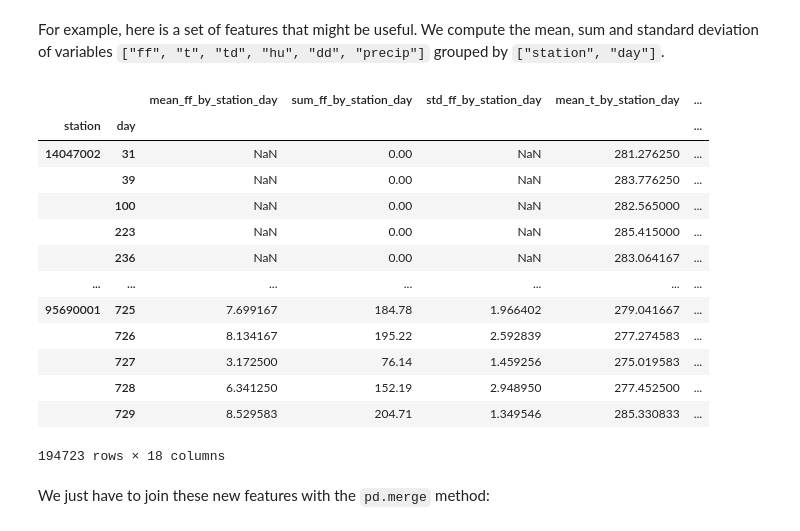
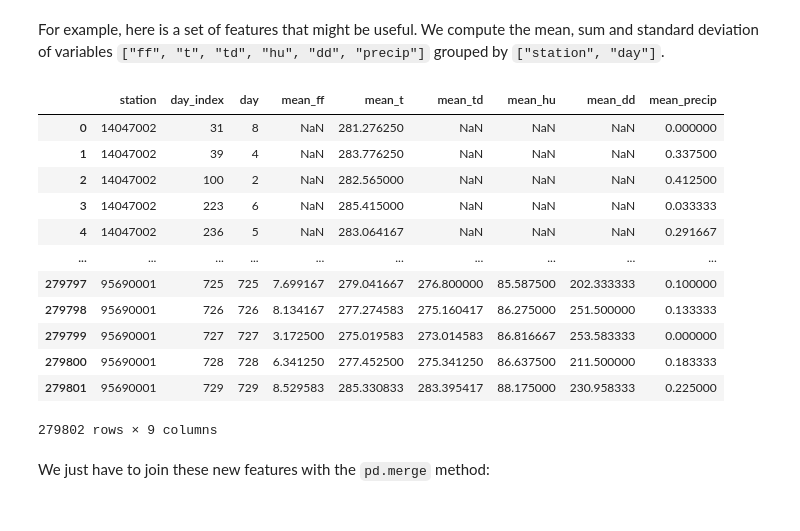
Before and after one commit to mathis-lab/defi_ia_2022, a Jupyter notebook: pipeline.ipynb, the cells around one changed output. Saved outputs shown, nothing was run; the diff lists cells and outputs as text; code cells hidden in the pictures.

```diff
--- a/pipeline.ipynb
+++ b/pipeline.ipynb
@@ -144,7 +149,7 @@ train_features = pd.read_csv(
 ).assign(test=False)
 
 train_features["month"] = train_features["date"].dt.month.astype(int)
-train_features["day"] = train_features["id"].str.split("_").str[1].astype(int)
+train_features["day_index"] = train_features["id"].str.split("_").str[1].astype(int)
 train_features["hour"] = train_features["date"].dt.hour.astype(int)
 
 train_features = train_features.drop(["date", "id"], axis = "columns")
@@ -172,4 +171,13 @@ test_features = pd.read_csv(
 # %%
+test_features = pd.read_csv(
+    "data/Test/X_station_test.csv",
+).rename(
+    columns = {"Id": "id"}
+).assign(test=True)
+
 test_features["station"] = test_features["id"].str.split("_").str[0].astype(int)
-test_features["day"] = test_features["id"].str.split("_").str[1].astype(int)
+test_features["day_index"] = test_features["id"].str.split("_").str[1].astype(int)
 test_features["hour"] = test_features["id"].str.split("_").str[2].astype(int)
+
+test_features = test_features.drop(["id"], axis = "columns")
+test_features.to_csv("data/Dataset/Test/X_test.csv", index=False)
@@ -211,7 +226,7 @@ def make_agg(x, on, by, how):
     columns = []
     for col in on:
         for stat in how:
-            columns.append(f"{stat}_{col}_by_{'_'.join(by)}")
+            columns.append(f"{stat}_{col}") #_by_{'_'.join(by)}")
     x = x.groupby(by)[on].agg(how)
     x.columns = columns
     return x
@@ -220,25 +235,24 @@ For example, here is a set of features that might be useful. We compute the mean
 # %%
 make_agg(
     x = features,
     on = ["ff", "t", "td", "hu", "dd", "precip"],
-    by = ["station", "day"],
-    how = ["mean", "sum", "std"]
-)
+    by = ["station", "day_index", "day"],
+    how = ["mean"] #, "sum", "std"]
+).reset_index()
 # %% [output]
-|  |  | mean_ff_by_station_day | sum_ff_by_station_day | std_ff_by_station_day | mean_t_by_station_day | ... |
-| station | day |  |  |  |  | ... |
-| 14047002 | 31 | NaN | 0.00 | NaN | 281.276250 | ... |
-|  | 39 | NaN | 0.00 | NaN | 283.776250 | ... |
-|  | 100 | NaN | 0.00 | NaN | 282.565000 | ... |
-|  | 223 | NaN | 0.00 | NaN | 285.415000 | ... |
-|  | 236 | NaN | 0.00 | NaN | 283.064167 | ... |
-| ... | ... | ... | ... | ... | ... | ... |
-| 95690001 | 725 | 7.699167 | 184.78 | 1.966402 | 279.041667 | ... |
-|  | 726 | 8.134167 | 195.22 | 2.592839 | 277.274583 | ... |
-|  | 727 | 3.172500 | 76.14 | 1.459256 | 275.019583 | ... |
-|  | 728 | 6.341250 | 152.19 | 2.948950 | 277.452500 | ... |
-|  | 729 | 8.529583 | 204.71 | 1.349546 | 285.330833 | ... |
+|  | station | day_index | day | mean_ff | mean_t | mean_td | mean_hu | mean_dd | mean_precip |
+| 0 | 14047002 | 31 | 8 | NaN | 281.276250 | NaN | NaN | NaN | 0.000000 |
+| 1 | 14047002 | 39 | 4 | NaN | 283.776250 | NaN | NaN | NaN | 0.337500 |
+| 2 | 14047002 | 100 | 2 | NaN | 282.565000 | NaN | NaN | NaN | 0.412500 |
+| 3 | 14047002 | 223 | 6 | NaN | 285.415000 | NaN | NaN | NaN | 0.033333 |
+| 4 | 14047002 | 236 | 5 | NaN | 283.064167 | NaN | NaN | NaN | 0.291667 |
+| ... | ... | ... | ... | ... | ... | ... | ... | ... | ... |
+| 279797 | 95690001 | 725 | 725 | 7.699167 | 279.041667 | 276.800000 | 85.587500 | 202.333333 | 0.100000 |
+| 279798 | 95690001 | 726 | 726 | 8.134167 | 277.274583 | 275.160417 | 86.275000 | 251.500000 | 0.133333 |
+| 279799 | 95690001 | 727 | 727 | 3.172500 | 275.019583 | 273.014583 | 86.816667 | 253.583333 | 0.000000 |
+| 279800 | 95690001 | 728 | 728 | 6.341250 | 277.452500 | 275.341250 | 86.637500 | 211.500000 | 0.183333 |
+| 279801 | 95690001 | 729 | 729 | 8.529583 | 285.330833 | 283.395417 | 88.175000 | 230.958333 | 0.225000 |
-194723 rows × 18 columns
+279802 rows × 9 columns
 # %% [markdown]
 We just have to join these new features with the `pd.merge` method:
 # %%
```
Also changed, not shown: parts of 26 cells of this notebook, 3 other files.
